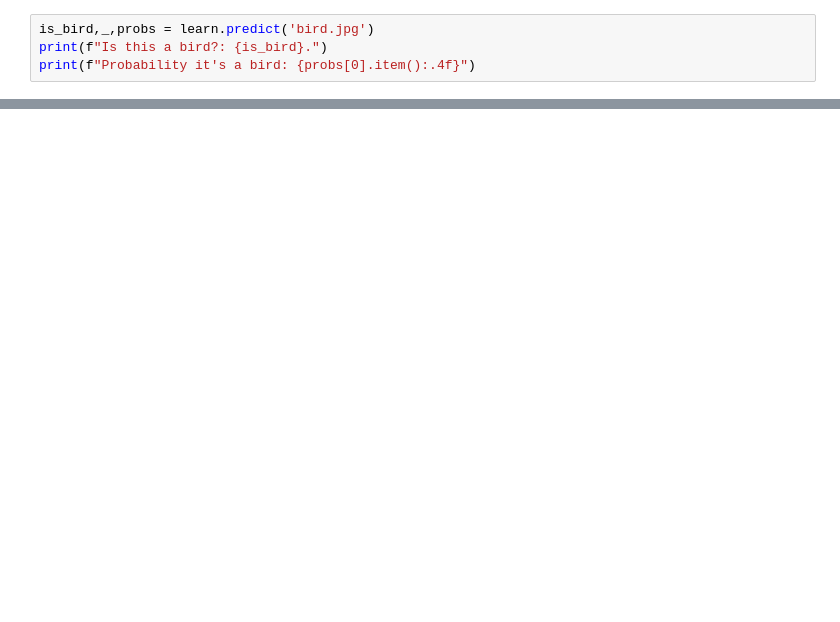
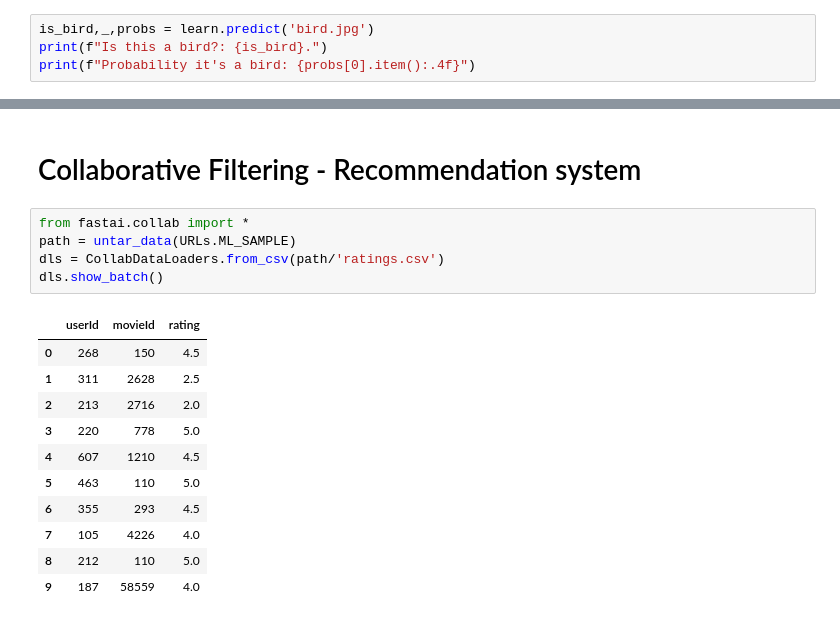
Before and after one commit to sebastianperudev2001/ml-libraries-python, a Jupyter notebook: notebooks/fastai/fastai_research.ipynb, the cells around one changed output, grey strips where cells are left out. Drawn from its saved outputs; the diff is of its cells as text; blank space fills up the shorter version.

```diff
--- a/notebooks/fastai/fastai_research.ipynb
+++ b/notebooks/fastai/fastai_research.ipynb
@@ -111,0 +191,19 @@ print(f"Probability it's a bird: {probs[0].item():.4f}")
+# %% [markdown]
+# Collaborative Filtering - Recommendation system
+# %%
+from fastai.collab import *
+path = untar_data(URLs.ML_SAMPLE)
+dls = CollabDataLoaders.from_csv(path/'ratings.csv')
+dls.show_batch()
+# %% [output]
+|  | userId | movieId | rating |
+| 0 | 268 | 150 | 4.5 |
+| 1 | 311 | 2628 | 2.5 |
+| 2 | 213 | 2716 | 2.0 |
+| 3 | 220 | 778 | 5.0 |
+| 4 | 607 | 1210 | 4.5 |
+| 5 | 463 | 110 | 5.0 |
+| 6 | 355 | 293 | 4.5 |
+| 7 | 105 | 4226 | 4.0 |
+| 8 | 212 | 110 | 5.0 |
+| 9 | 187 | 58559 | 4.0 |
```
Also changed, not shown: parts of 17 cells of this notebook, 2 other files.
